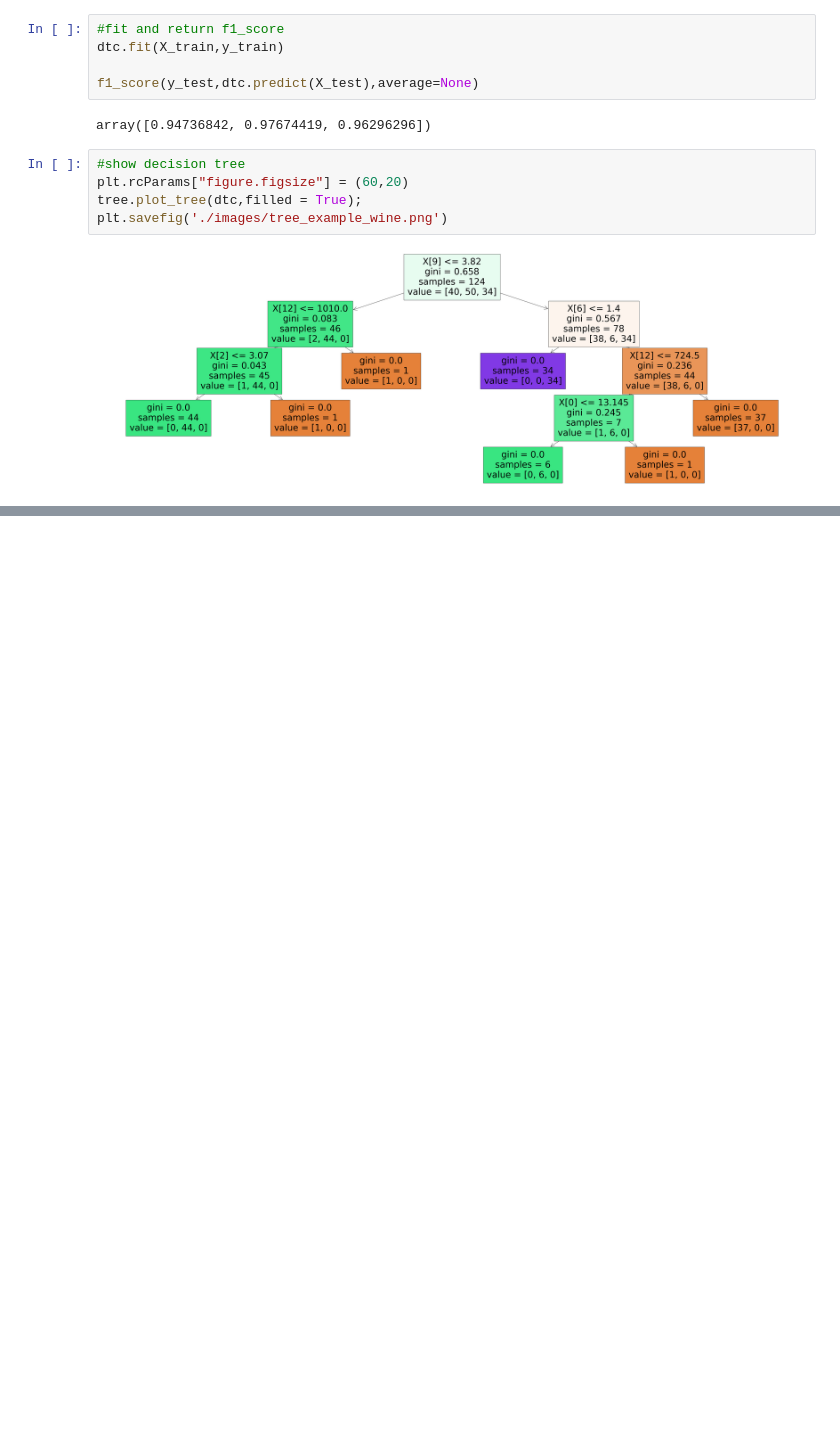
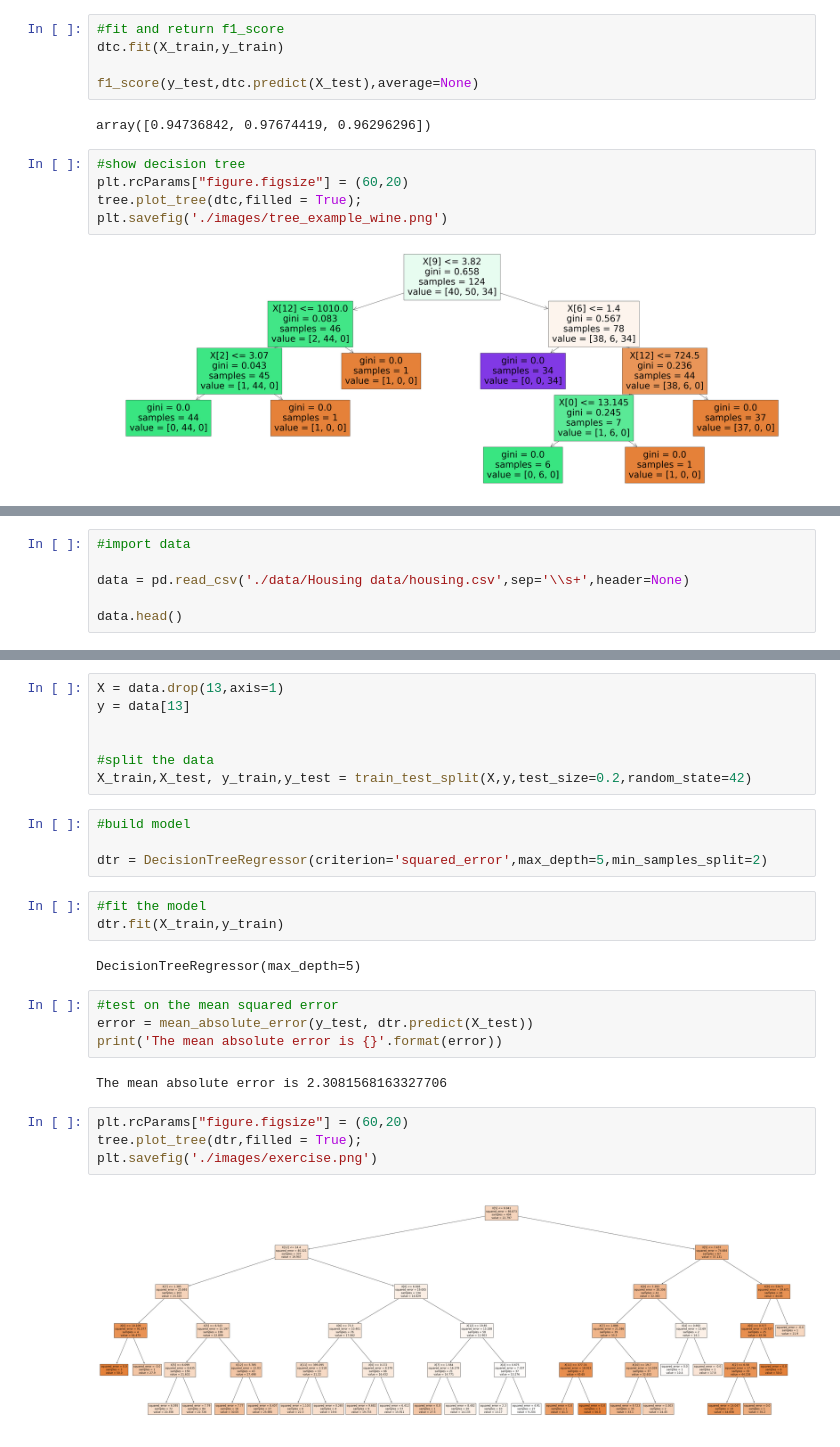
Before and after one commit to samsonafo/dsr-trees, a Jupyter notebook: decision-Trees.ipynb, the cells around one changed output, grey strips where cells are left out. Cells and saved outputs as stored; diff of their text form; blank space fills up the shorter version.

```diff
--- a/decision-Trees.ipynb
+++ b/decision-Trees.ipynb
@@ -224,0 +247,6 @@ Note: -- sep='\\s+' --
+# %%
+#import data
+
+data = pd.read_csv('./data/Housing data/housing.csv',sep='\\s+',header=None)
+
+data.head()
@@ -224,0 +260,28 @@ Note: -- sep='\\s+' --
+# %%
+X = data.drop(13,axis=1)
+y = data[13]
+
+
+#split the data
+X_train,X_test, y_train,y_test = train_test_split(X,y,test_size=0.2,random_state=42)
+# %%
+#build model
+
+dtr = DecisionTreeRegressor(criterion='squared_error',max_depth=5,min_samples_split=2)
+# %%
+#fit the model
+dtr.fit(X_train,y_train)
+# %% [output]
+DecisionTreeRegressor(max_depth=5)
+# %%
+#test on the mean squared error
+error = mean_absolute_error(y_test, dtr.predict(X_test))
+print('The mean absolute error is {}'.format(error))
+# %% [output]
+The mean absolute error is 2.3081568163327706
+# %%
+plt.rcParams["figure.figsize"] = (60,20)
+tree.plot_tree(dtr,filled = True);
+plt.savefig('./images/exercise.png')
+# %% [output]
+[figure, added]
```
Also changed, not shown: parts of 4 cells of this notebook, 5 other files.
